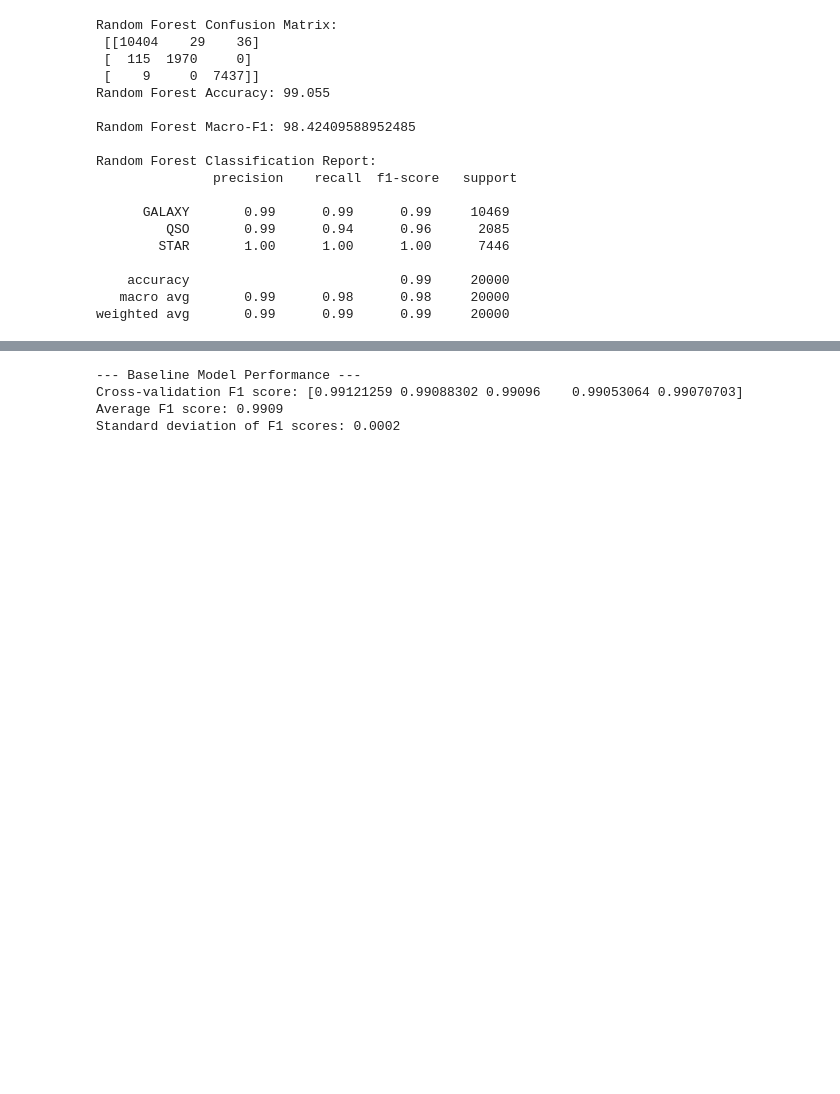
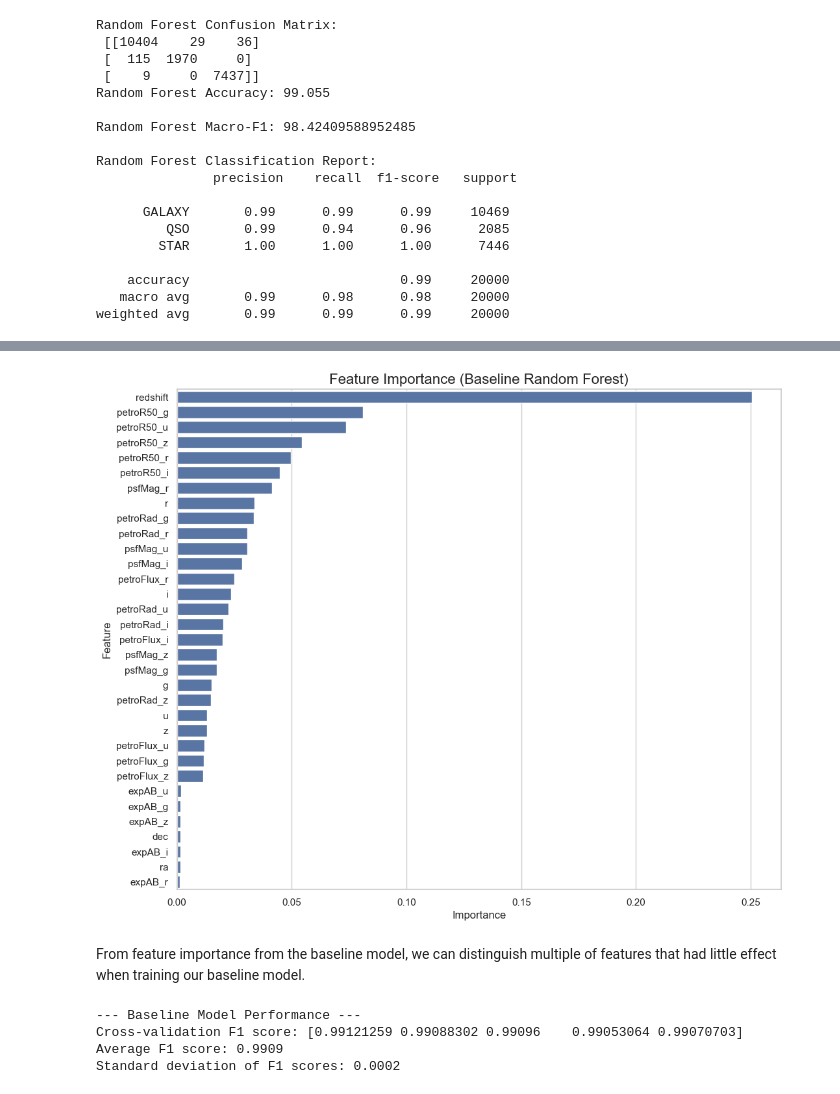
Before and after one commit to sHaiHoang/Celestia, a Jupyter notebook: project.ipynb, the cells around one changed output, grey strips where cells are left out. Cells and saved outputs as stored; diff of their text form; code cells hidden in the pictures; blank space fills up the shorter version.

```diff
--- a/project.ipynb
+++ b/project.ipynb
@@ -514,3 +524,23 @@ weighted avg       0.99      0.99      0.99     20000
+# %%
+# --- Extract and Plot Feature Importances ---
+importances = rf_clf.feature_importances_
+features_names = X_train.columns
+
+# --- DataFrame Visualization ---
+feature_importance_df = pd.DataFrame({'feature': features_names, 'importance': importances})
+feature_importance_df = feature_importance_df.sort_values('importance', ascending=False)
+
+# --- Plot ---
+plt.figure(figsize=(12, 10))
+sns.barplot(x='importance', y='feature', data=feature_importance_df)
+plt.title('Feature Importance (Baseline Random Forest)', fontsize=16)
+plt.xlabel('Importance', fontsize=12)
+plt.ylabel('Feature', fontsize=12)
+plt.show()
+# %% [output]
+[figure, added]
+# %% [markdown]
+From feature importance from the baseline model, we can distinguish multiple of features that had little effect when training our baseline model.
 # %%
 kf = StratifiedKFold(n_splits=5, shuffle=True, random_state=42)
 scores = cross_val_score(rf_clf, train_features_scaled, y_train, cv=kf, scoring='f1_weighted')
```
Also changed, not shown: parts of 23 cells of this notebook.
